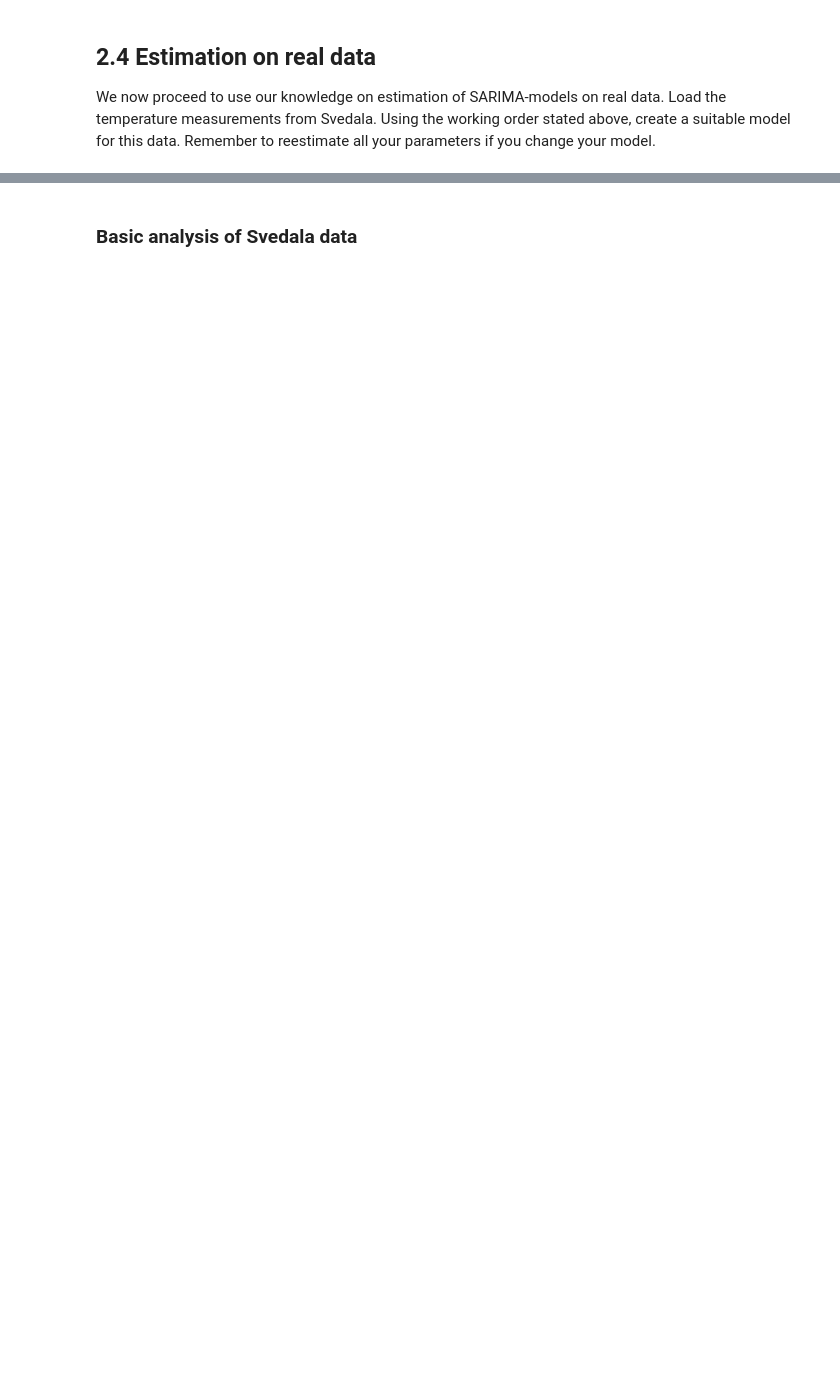
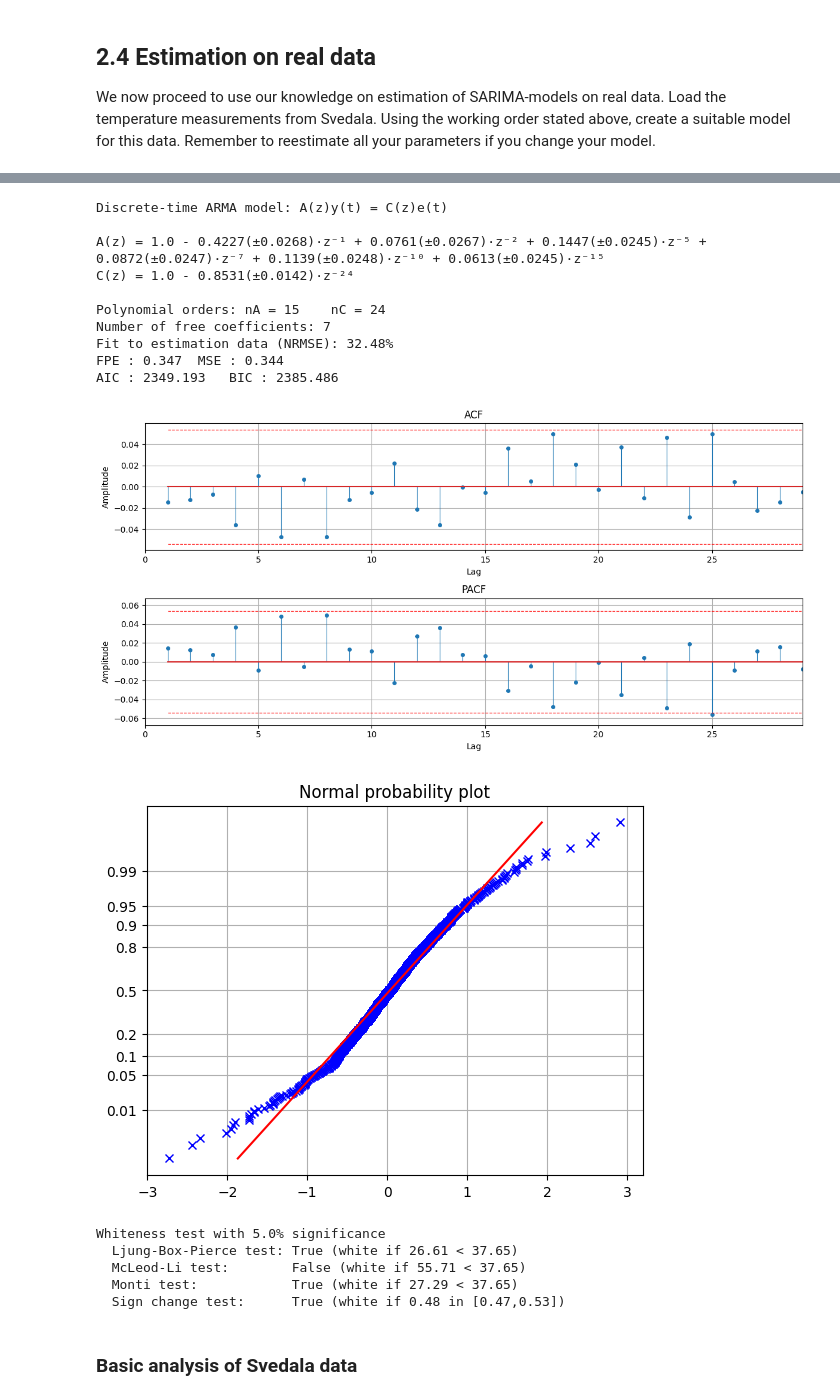
Before and after one commit to andreasjak/TimeSeriesAnalysis, a Jupyter notebook: labs/lab1.ipynb, the cells around one changed output, grey strips where cells are left out. Cells and saved outputs as stored; diff of their text form; code cells hidden in the pictures; blank space fills up the shorter version.

```diff
--- a/labs/lab1.ipynb
+++ b/labs/lab1.ipynb
@@ -742,5 +776,43 @@ plt.show()
 # %%
 # estimate a model for the Svedala data
+data = np.array(svedala)
+
+A24 = np.array([1] + [0]*23 + [-1])
+
+s_data = my_filter(A24, 1, data)
+
+A1 = np.array([1] + [-1])
+
+sdiff_data = my_filter(A1, 1, s_data)
+
+C_free = np.array([1] + [0]*23 + [1])
+A_free = np.array([1]*3 + [0]*2 + [1] + [0] + [1] + [0]*2 + [1] + [0]*4 + [1])
+
+svedala_arma = estimateARMA(sdiff_data, A=15, C=24, A_free=A_free, C_free=C_free, plot=False)
+svedala_arma.summary()
+
+e_hat = my_filter(svedala_arma.A, svedala_arma.C, sdiff_data)
+plotACFnPACF(e_hat, includeZeroLag=False)
+normplot(e_hat)
+whiteness_test(e_hat, alpha=0.05)
+# %% [output]
+Discrete-time ARMA model: A(z)y(t) = C(z)e(t)
+
+A(z) = 1.0 - 0.4227(±0.0268)·z⁻¹ + 0.0761(±0.0267)·z⁻² + 0.1447(±0.0245)·z⁻⁵ + 0.0872(±0.0247)·z⁻⁷ + 0.1139(±0.0248)·z⁻¹⁰ + 0.0613(±0.0245)·z⁻¹⁵
+C(z) = 1.0 - 0.8531(±0.0142)·z⁻²⁴
+
+Polynomial orders: nA = 15    nC = 24
+Number of free coefficients: 7
+Fit to estimation data (NRMSE): 32.48%
+FPE : 0.347  MSE : 0.344
+AIC : 2349.193   BIC : 2385.486
+[figure, added]
+[figure, added]
+Whiteness test with 5.0% significance
+  Ljung-Box-Pierce test: True (white if 26.61 < 37.65)
+  McLeod-Li test:        False (white if 55.71 < 37.65)
+  Monti test:            True (white if 27.29 < 37.65)
+  Sign change test:      True (white if 0.48 in [0.47,0.53])
 # %% [markdown]
 ### Basic analysis of Svedala data
 # %%
```
Also changed, not shown: parts of 5 cells of this notebook.
